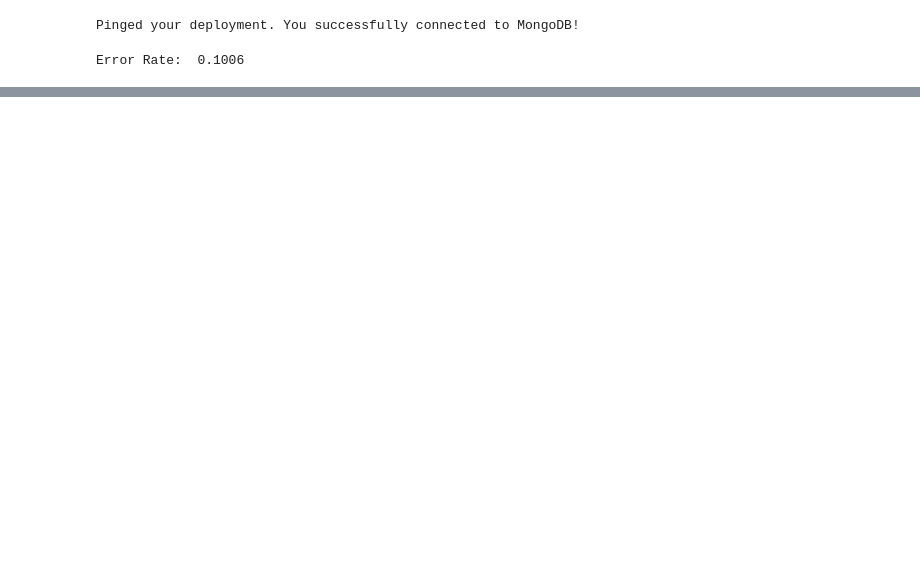
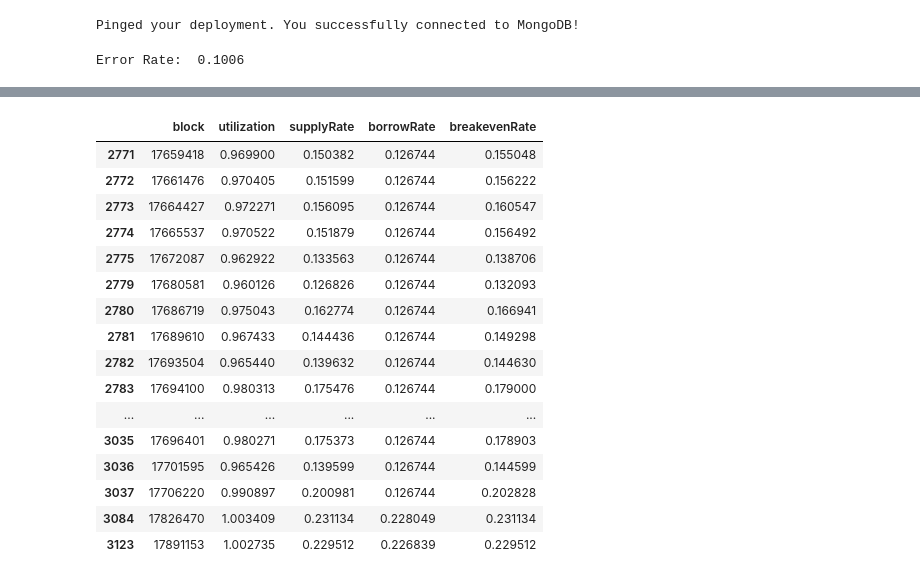
Before and after one commit to blocksurance-dao/compound3-deepdive, a Jupyter notebook: Visualize.ipynb, the cells around one changed output, grey strips where cells are left out. Drawn from its saved outputs; the diff is of its cells as text; code cells hidden in the pictures; blank space fills up the shorter version.

```diff
--- a/Visualize.ipynb
+++ b/Visualize.ipynb
@@ -31,0 +56,20 @@ df2.tail()
+# %%
+df4.tail(50)
+# %% [output]
+|  | block | utilization | supplyRate | borrowRate | breakevenRate |
+| 2771 | 17659418 | 0.969900 | 0.150382 | 0.126744 | 0.155048 |
+| 2772 | 17661476 | 0.970405 | 0.151599 | 0.126744 | 0.156222 |
+| 2773 | 17664427 | 0.972271 | 0.156095 | 0.126744 | 0.160547 |
+| 2774 | 17665537 | 0.970522 | 0.151879 | 0.126744 | 0.156492 |
+| 2775 | 17672087 | 0.962922 | 0.133563 | 0.126744 | 0.138706 |
+| 2779 | 17680581 | 0.960126 | 0.126826 | 0.126744 | 0.132093 |
+| 2780 | 17686719 | 0.975043 | 0.162774 | 0.126744 | 0.166941 |
+| 2781 | 17689610 | 0.967433 | 0.144436 | 0.126744 | 0.149298 |
+| 2782 | 17693504 | 0.965440 | 0.139632 | 0.126744 | 0.144630 |
+| 2783 | 17694100 | 0.980313 | 0.175476 | 0.126744 | 0.179000 |
+| ... | ... | ... | ... | ... | ... |
+| 3035 | 17696401 | 0.980271 | 0.175373 | 0.126744 | 0.178903 |
+| 3036 | 17701595 | 0.965426 | 0.139599 | 0.126744 | 0.144599 |
+| 3037 | 17706220 | 0.990897 | 0.200981 | 0.126744 | 0.202828 |
+| 3084 | 17826470 | 1.003409 | 0.231134 | 0.228049 | 0.231134 |
+| 3123 | 17891153 | 1.002735 | 0.229512 | 0.226839 | 0.229512 |
```
Also changed, not shown: parts of 3 cells of this notebook.
